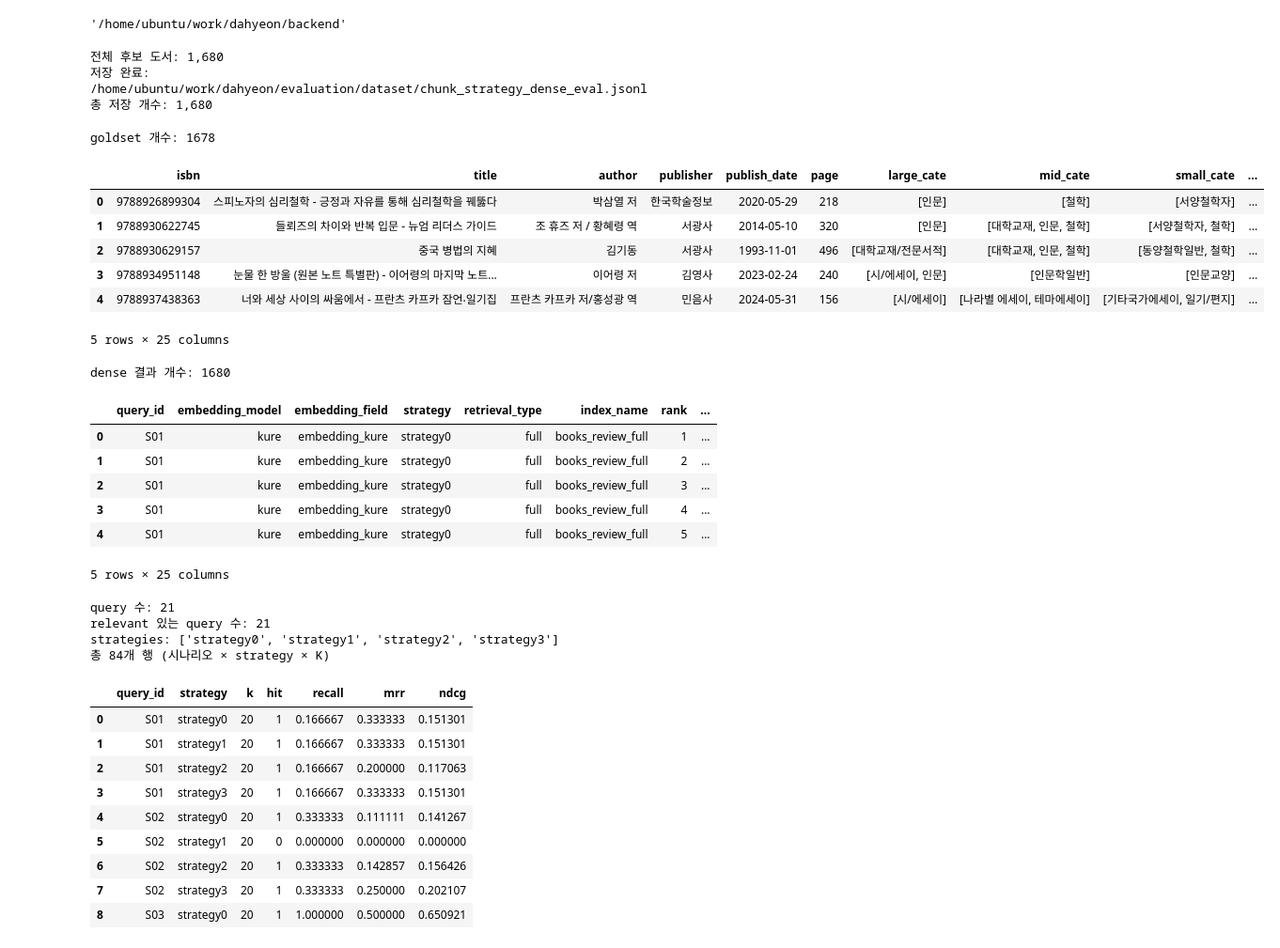
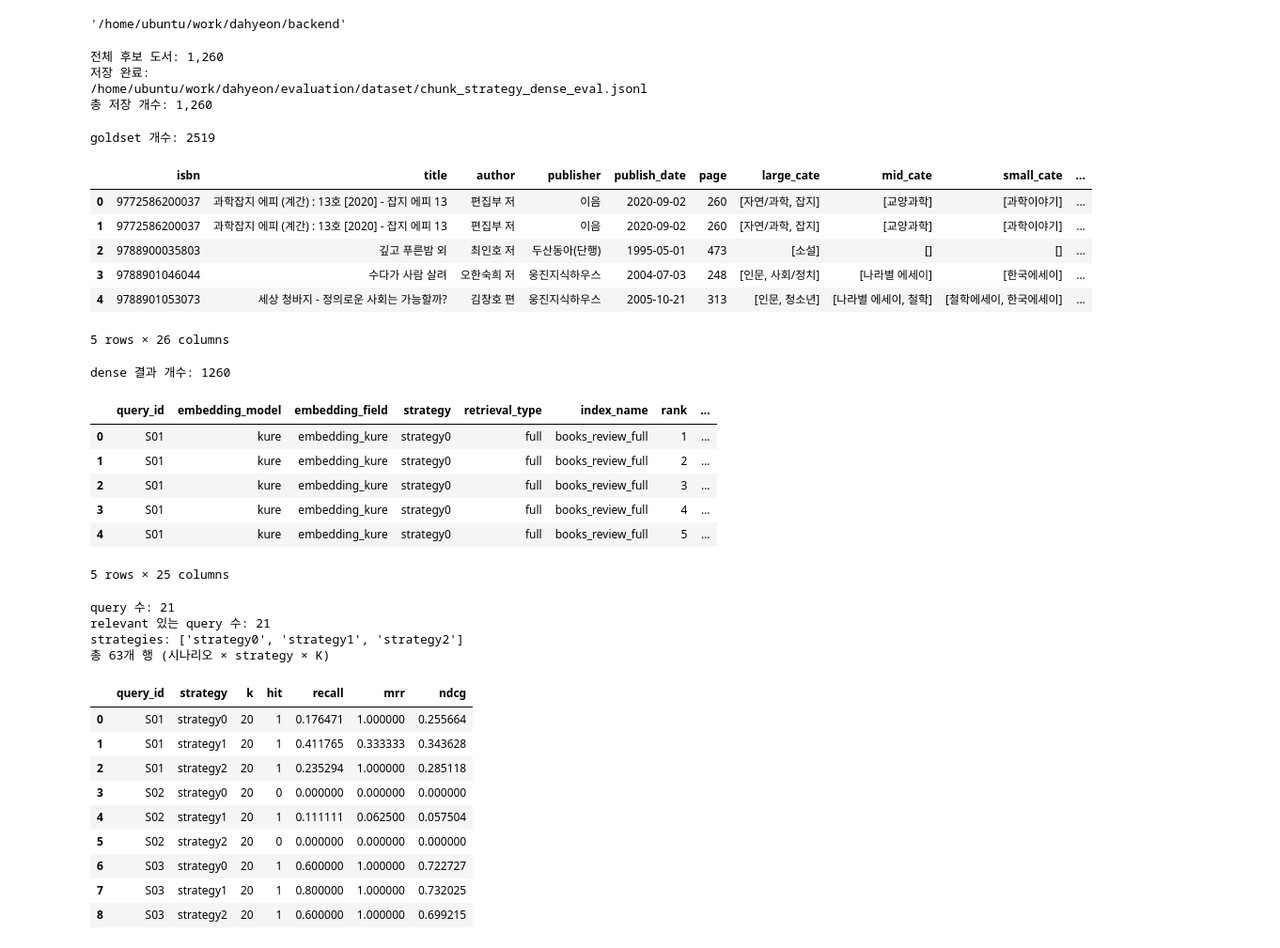
Before and after one commit to book-dodazo/librAIan, a Jupyter notebook: evaluation/notebooks/11_chunk_3_method_evaluation.ipynb, the cells around one changed output. Shown at 94% size. Cells and saved outputs as stored; diff of their text form; code cells hidden in the pictures.

Commit message:
chunking retriever 실험 코드 및 데이터 추가

```diff
--- a/evaluation/notebooks/11_chunk_3_method_evaluation.ipynb
+++ b/evaluation/notebooks/11_chunk_3_method_evaluation.ipynb
@@ -62,10 +61,10 @@ def simplify_item(item, source_name):
     }
 # %%
 # ============================================================
-# Strategy1/2/3 Dense Retrieval 비교
+# Strategy0/1/2 Dense Retrieval 비교
 # - embedding model: KURE 고정
-# - strategy1: chunk_dense_with_onboarding
-# - strategy2, strategy3: full_dense_with_onboarding
+# - strategy0, strategy2: full_dense
+# - strategy1: chunk_dense
 # - isbn만 저장
 # ============================================================
 
@@ -76,24 +75,19 @@ from tqdm import tqdm
 
 retrieval_configs = {
         "strategy0": {
-        "func": full_dense_with_onboarding,
+        "func": full_dense,
         "index_name": "books_review_full",
         "type": "full"
     },
 
     "strategy1": {
-        "func": chunk_dense_with_onboarding,
+        "func": chunk_dense,
         "index_name": "books_chunk_strategy1",
         "type": "chunk"
     },
     "strategy2": {
-        "func": full_dense_with_onboarding,
+        "func": full_dense,
         "index_name": "books_chunk_strategy2",
-        "type": "full"
-    },
-    "strategy3": {
-        "func": full_dense_with_onboarding,
-        "index_name": "books_chunk_strategy3",
         "type": "full"
     }
 }
@@ -197,9 +191,9 @@ with OUTPUT_PATH.open("w", encoding="utf-8") as f:
 print(f"저장 완료: {OUTPUT_PATH}")
 print(f"총 저장 개수: {len(all_candidates):,}")
 # %% [output]
-전체 후보 도서: 1,680
+전체 후보 도서: 1,260
 저장 완료: /home/ubuntu/work/dahyeon/evaluation/dataset/chunk_strategy_dense_eval.jsonl
-총 저장 개수: 1,680
+총 저장 개수: 1,260
 # %%
 # =====================================================
 # 1. 파일 경로
@@ -210,7 +204,7 @@ import sys
 import json
 import pandas as pd
 
-GOLDSET_PATH = Path("/home/ubuntu/work/dahyeon/evaluation/dataset/goldset_final.json")
+GOLDSET_PATH = Path("/home/ubuntu/work/dahyeon/evaluation/dataset/goldset_final_corrected.json")
 DENSE_RESULT_PATH = Path("/home/ubuntu/work/dahyeon/evaluation/dataset/chunk_strategy_dense_eval.jsonl")
 
 REPO_ROOT = Path("/home/ubuntu/work/dahyeon")
@@ -320,41 +314,41 @@ def compute_retrieval_metrics(
 
         for src in retrievers:
             ranked = d.get(src, [])
 
             if not ranked:
                 continue
 
             for k in ks:
                 rows.append({
                     "query_id": qid,
                     "strategy": src,
                     "k": k,
                     "hit": hit_at_k(rel, ranked, k),
                     "recall": recall_at_k(rel, ranked, k),
                     "mrr": mrr_at_k(rel, ranked, k),
                     "ndcg": ndcg_at_k(rel, ranked, k),
                 })
 
     return pd.DataFrame(rows)
 
 retrieval_df = compute_retrieval_metrics(
     eval_data=eval_data,
     retrievers=strategies,
     ks=K_VALUES,
 )
 
 print(f"총 {len(retrieval_df)}개 행 (시나리오 × strategy × K)")
 display(retrieval_df.head(9))
 # %% [output]
-goldset 개수: 1678
+goldset 개수: 2519
 |  | isbn | title | author | publisher | publish_date | page | large_cate | mid_cate | small_cate | ... |
-| 0 | 9788926899304 | 스피노자의 심리철학 - 긍정과 자유를 통해 심리철학을 꿰뚫다 | 박삼열 저 | 한국학술정보 | 2020-05-29 | 218 | [인문] | [철학] | [서양철학자] | ... |
-| 1 | 9788930622745 | 들뢰즈의 차이와 반복 입문 - 뉴엄 리더스 가이드 | 조 휴즈 저 / 황혜령 역 | 서광사 | 2014-05-10 | 320 | [인문] | [대학교재, 인문, 철학] | [서양철학자, 철학] | ... |
-| 2 | 9788930629157 | 중국 병법의 지혜 | 김기동 | 서광사 | 1993-11-01 | 496 | [대학교재/전문서적] | [대학교재, 인문, 철학] | [동양철학일반, 철학] | ... |
-| 3 | 9788934951148 | 눈물 한 방울 (원본 노트 특별판) - 이어령의 마지막 노트... | 이어령 저 | 김영사 | 2023-02-24 | 240 | [시/에세이, 인문] | [인문학일반] | [인문교양] | ... |
-| 4 | 9788937438363 | 너와 세상 사이의 싸움에서 - 프란츠 카프카 잠언‧일기집 | 프란츠 카프카 저/홍성광 역 | 민음사 | 2024-05-31 | 156 | [시/에세이] | [나라별 에세이, 테마에세이] | [기타국가에세이, 일기/편지] | ... |
+| 0 | 9772586200037 | 과학잡지 에피 (계간) : 13호 [2020] - 잡지 에피 13 | 편집부 저 | 이음 | 2020-09-02 | 260 | [자연/과학, 잡지] | [교양과학] | [과학이야기] | ... |
+| 1 | 9772586200037 | 과학잡지 에피 (계간) : 13호 [2020] - 잡지 에피 13 | 편집부 저 | 이음 | 2020-09-02 | 260 | [자연/과학, 잡지] | [교양과학] | [과학이야기] | ... |
+| 2 | 9788900035803 | 깊고 푸른밤 외 | 최인호 저 | 두산동아(단행) | 1995-05-01 | 473 | [소설] | [] | [] | ... |
+| 3 | 9788901046044 | 수다가 사람 살려 | 오한숙희 저 | 웅진지식하우스 | 2004-07-03 | 248 | [인문, 사회/정치] | [나라별 에세이] | [한국에세이] | ... |
+| 4 | 9788901053073 | 세상 청바지 - 정의로운 사회는 가능할까? | 김창호 편 | 웅진지식하우스 | 2005-10-21 | 313 | [인문, 청소년] | [나라별 에세이, 철학] | [철학에세이, 한국에세이] | ... |
-5 rows × 25 columns
+5 rows × 26 columns
-dense 결과 개수: 1680
+dense 결과 개수: 1260
 |  | query_id | embedding_model | embedding_field | strategy | retrieval_type | index_name | rank | ... |
 | 0 | S01 | kure | embedding_kure | strategy0 | full | books_review_full | 1 | ... |
 | 1 | S01 | kure | embedding_kure | strategy0 | full | books_review_full | 2 | ... |
@@ -364,15 +358,15 @@ dense 결과 개수: 1680
 5 rows × 25 columns
 query 수: 21
 relevant 있는 query 수: 21
-strategies: ['strategy0', 'strategy1', 'strategy2', 'strategy3']
-총 84개 행 (시나리오 × strategy × K)
+strategies: ['strategy0', 'strategy1', 'strategy2']
+총 63개 행 (시나리오 × strategy × K)
 |  | query_id | strategy | k | hit | recall | mrr | ndcg |
-| 0 | S01 | strategy0 | 20 | 1 | 0.166667 | 0.333333 | 0.151301 |
-| 1 | S01 | strategy1 | 20 | 1 | 0.166667 | 0.333333 | 0.151301 |
-| 2 | S01 | strategy2 | 20 | 1 | 0.166667 | 0.200000 | 0.117063 |
-| 3 | S01 | strategy3 | 20 | 1 | 0.166667 | 0.333333 | 0.151301 |
-| 4 | S02 | strategy0 | 20 | 1 | 0.333333 | 0.111111 | 0.141267 |
-| 5 | S02 | strategy1 | 20 | 0 | 0.000000 | 0.000000 | 0.000000 |
-| 6 | S02 | strategy2 | 20 | 1 | 0.333333 | 0.142857 | 0.156426 |
-| 7 | S02 | strategy3 | 20 | 1 | 0.333333 | 0.250000 | 0.202107 |
-| 8 | S03 | strategy0 | 20 | 1 | 1.000000 | 0.500000 | 0.650921 |
+| 0 | S01 | strategy0 | 20 | 1 | 0.176471 | 1.000000 | 0.255664 |
+| 1 | S01 | strategy1 | 20 | 1 | 0.411765 | 0.333333 | 0.343628 |
+| 2 | S01 | strategy2 | 20 | 1 | 0.235294 | 1.000000 | 0.285118 |
+| 3 | S02 | strategy0 | 20 | 0 | 0.000000 | 0.000000 | 0.000000 |
+| 4 | S02 | strategy1 | 20 | 1 | 0.111111 | 0.062500 | 0.057504 |
+| 5 | S02 | strategy2 | 20 | 0 | 0.000000 | 0.000000 | 0.000000 |
+| 6 | S03 | strategy0 | 20 | 1 | 0.600000 | 1.000000 | 0.722727 |
+| 7 | S03 | strategy1 | 20 | 1 | 0.800000 | 1.000000 | 0.732025 |
+| 8 | S03 | strategy2 | 20 | 1 | 0.600000 | 1.000000 | 0.699215 |
```
Also changed, not shown: parts of 8 cells of this notebook, 20 other files.
